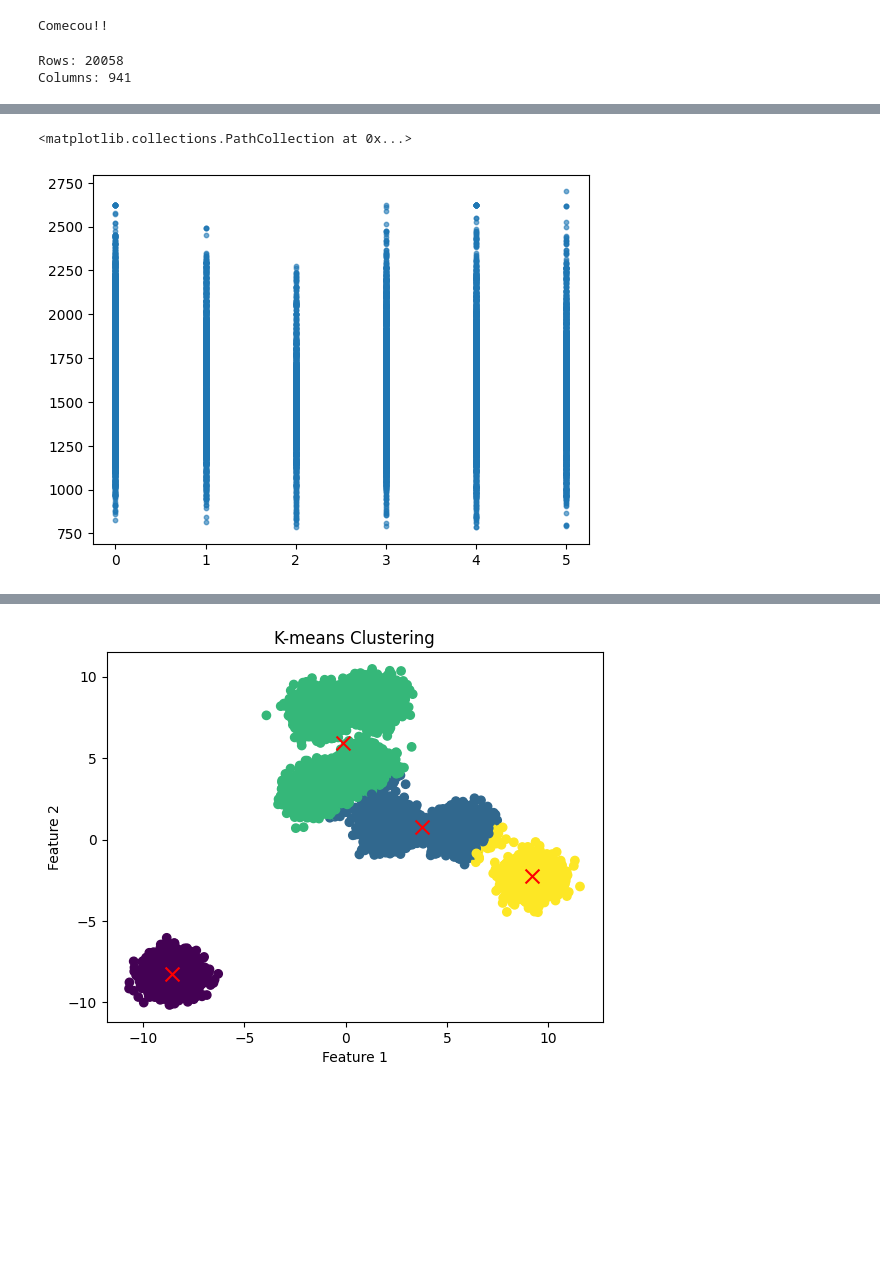
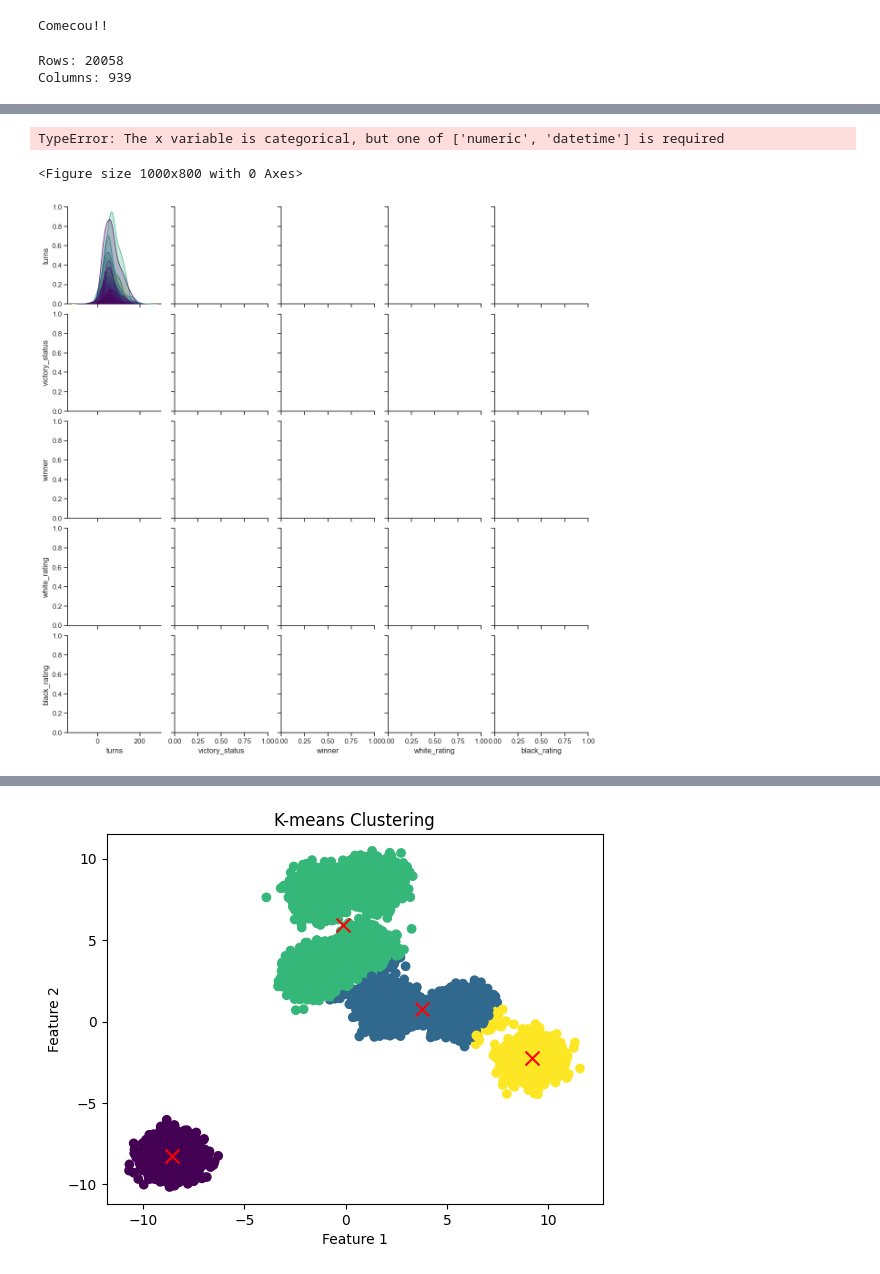
Before and after one commit to SocekMurilo/Chess-Learning, a Jupyter notebook: teste.ipynb, the cells around one changed output, grey strips where cells are left out. Saved outputs shown, nothing was run; the diff lists cells and outputs as text; code cells hidden in the pictures; blank space fills up the shorter version.

Commit message:
Plot Graphics

```diff
--- a/teste.ipynb
+++ b/teste.ipynb
@@ -22,7 +23,7 @@ df.columns = df.columns.str.strip()
 df.dropna()
 
 df.drop(
-    ['id', 'created_at', 'white_id', 'black_id'],
+    ['id', 'created_at', 'white_id', 'black_id', 'increment_code', 'opening_eco'],
     axis = 1,
     inplace = True
 )
@@ -66,39 +67,64 @@ df.drop(
 )
 #######################################################################################
 
-df['victory_status'] = le.fit_transform(df['victory_status'])
-df['winner'] = le.fit_transform(df['winner'])
-df['increment_code'] = le.fit_transform(df['increment_code'])
-df['opening_eco'] = le.fit_transform(df['opening_eco'])
-df['opening_name'] = le.fit_transform(df['opening_name'])
+vic = df['victory_status'] = le.fit_transform(df['victory_status'])
+winner = df['winner'] = le.fit_transform(df['winner'])
+# df['increment_code'] = le.fit_transform(df['increment_code'])
+# df['opening_eco'] = le.fit_transform(df['opening_eco'])
+name = df['opening_name'] = le.fit_transform(df['opening_name'])
 
 Y = df['winner']
-X = df.drop(['winner', 'winner'], axis = 1)
+X = df.drop(['winner'], axis = 1)
 
-model = MiniBatchKMeans(n_clusters=6,
+# Seu código existente aqui ...
+
+# Clusterização
+model = MiniBatchKMeans(n_clusters=100,
                         random_state=5464,
-                        batch_size=20,
-                        n_init="auto" )
+                        batch_size=1000,
+                        n_init="auto")
 model.fit(X)
 dump(model, 'chess.pkl')
 
 preds = model.predict(X)
-for index in df.index:
-    df.loc[index, "cluster"] = preds[index]
+df['cluster'] = preds
 
-print(df['cluster'])
-centroids = model.cluster_centers_
-cen_x = [i[0] for i in centroids]
-cen_y = [i[1] for i in centroids]
+X_train, X_test, y_train, y_test = train_test_split(X, preds, test_size=0.2, random_state=42)
 
-df['cen_x'] = df.cluster.map({0:cen_x[0], 1:cen_x[1], 2:cen_x[2], 3:cen_x[3], 4:cen_x[4], 5:cen_x[5]})
-df['cen_y'] = df.cluster.map({0:cen_y[0], 1:cen_y[1], 2:cen_y[2], 3:cen_y[3], 4:cen_y[4], 5:cen_y[5]})
+classifier = RandomForestClassifier(n_estimators=100, random_state=42)
+classifier.fit(X_train, y_train)
 
-colors = ['#DF2020', '#81DF20', '#2095DF', '#677DB7', '#191308', '#21FA90']
-df['c'] = df.cluster.map({0:colors[0], 1:colors[1], 2:colors[2], 3:colors[3], 4:colors[4], 5:colors[5]})
+predictions = classifier.predict(X_test)
 
-plt.scatter(df['cluster'], df['white_rating'], alpha = 0.6, s=10)
+accuracy = accuracy_score(y_test, predictions)
+print("Accuracy:", accuracy)
+
+# Visualização: Matriz de Dispersão (Scatter Matrix)
+plt.figure(figsize=(10, 8))
+sns.set(style="ticks")
+sns.pairplot(df.sample(1000), vars=df.columns[2:7], hue='cluster', palette='viridis')
+plt.suptitle('Matriz de Dispersão (Scatter Matrix) para as primeiras 5 variáveis', y=1.02)
+plt.show()
+
+plt.figure(figsize=(12, 8))
+important_vars = ['winner', 'victory_status', 'white_rating']
+for i, col in enumerate(important_vars):
+    plt.subplot(2, 2, i+1)
+    sns.countplot(data=df, x=col, hue='cluster', palette='viridis', order=df[col].value_counts().iloc[:5].index)
+    plt.title(f'Distribuição dos Clusters por {col}')
+    plt.xlabel(col)
+    plt.ylabel('Contagem')
+plt.tight_layout()
+plt.show()
+
+# Visualização: Gráfico de Dispersão dos Clusters
+plt.figure(figsize=(10, 8))
+plt.scatter(df['cluster'], df['e4'], alpha=0.6, s=10, cmap='viridis')
+plt.title('Gráfico de Dispersão dos Clusters')
+plt.xlabel('Cluster')
+plt.ylabel('e4')
+plt.show()
 # %% [output]
 Comecou!!
 Rows: 20058
-Columns: 941
+Columns: 939
@@ -117,2 +132,3 @@ Name: cluster, Length: 20058, dtype: float64
-<matplotlib.collections.PathCollection at 0x...>
+TypeError: The x variable is categorical, but one of ['numeric', 'datetime'] is required
+<Figure size 1000x800 with 0 Axes>
-[figure, old version]
+[figure, new version]
```
Also changed, not shown: parts of 3 cells of this notebook, 1 other file.
